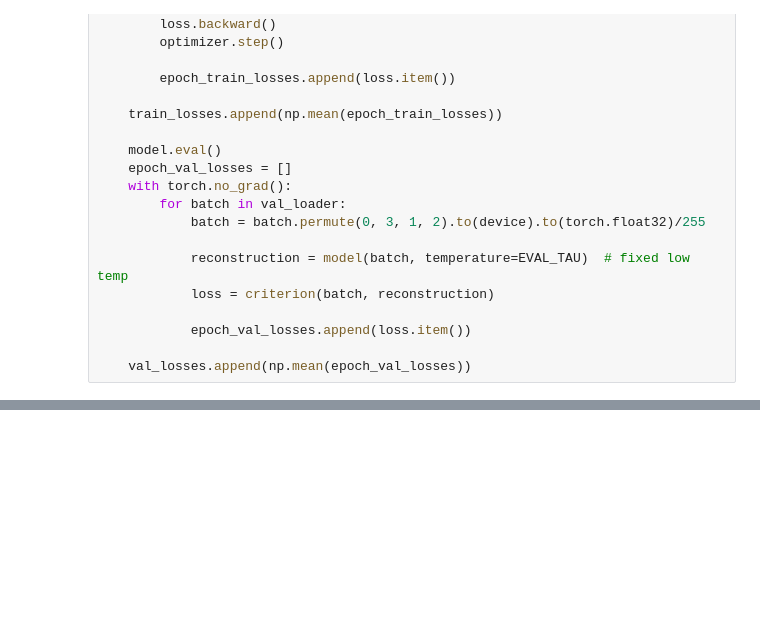
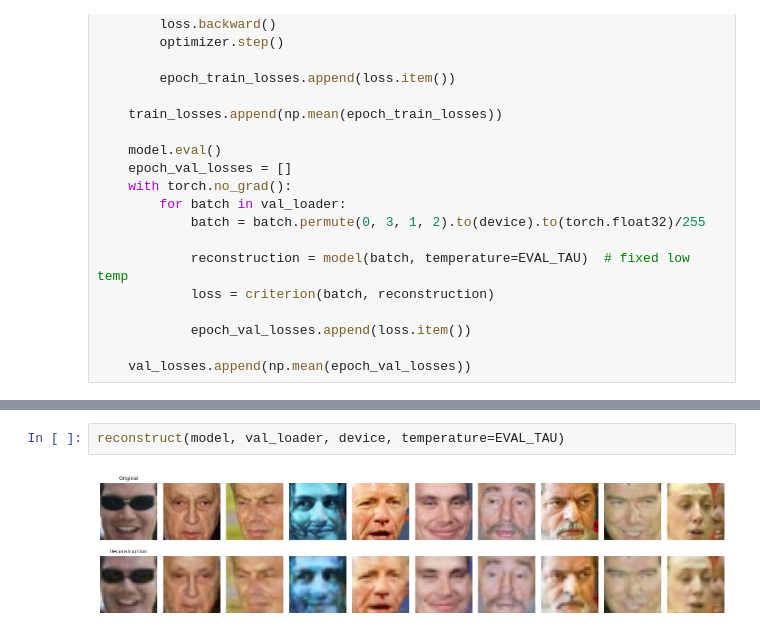
Before and after one commit to montecv/generative_cv_experiments, a Jupyter notebook: d_vae_experiments.ipynb, the cells around one changed output, grey strips where cells are left out. Saved outputs shown, nothing was run; the diff lists cells and outputs as text; blank space fills up the shorter version.

```diff
--- a/d_vae_experiments.ipynb
+++ b/d_vae_experiments.ipynb
@@ -122,0 +75,4 @@ plt.show()
+# %%
+reconstruct(model, val_loader, device, temperature=EVAL_TAU)
+# %% [output]
+[figure, added]
```
Also changed, not shown: parts of 8 cells of this notebook, 5 other files.
